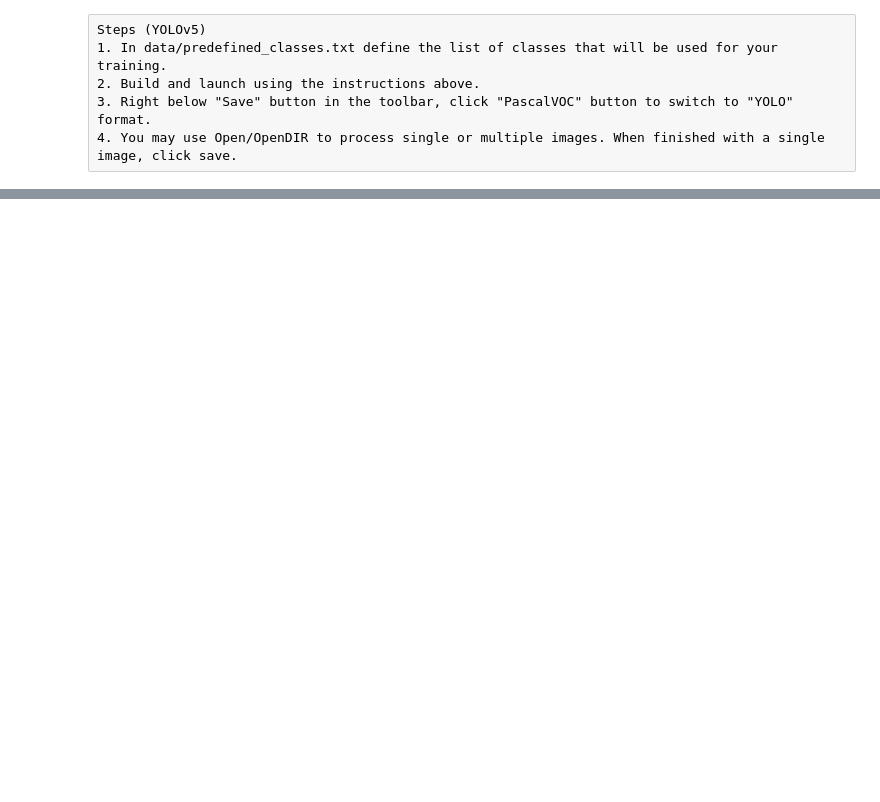
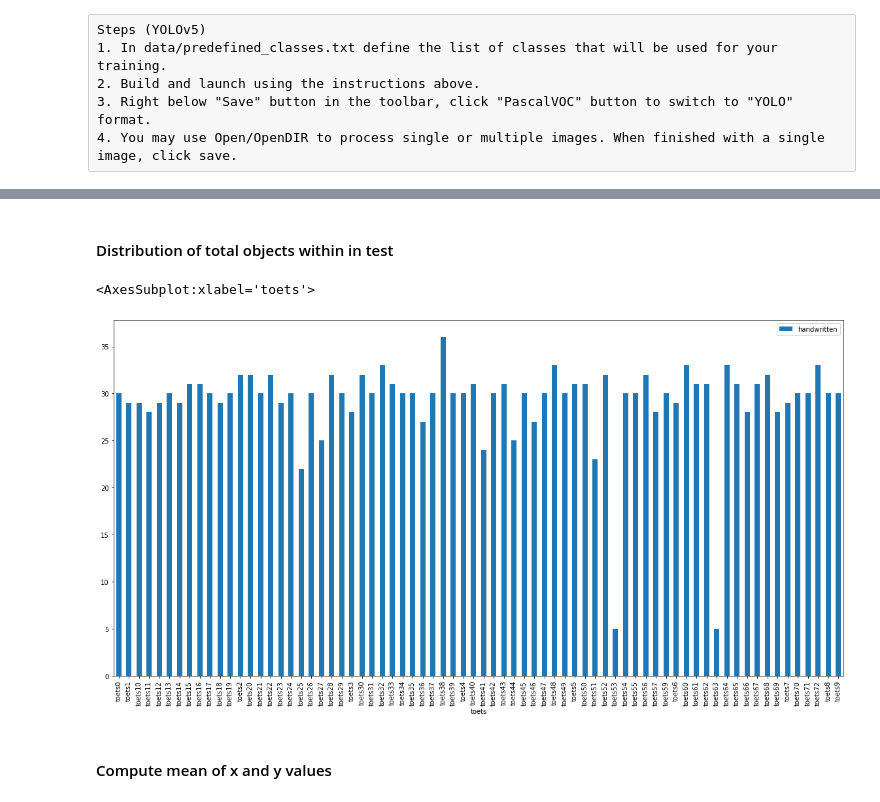
Before and after one commit to ADS-thesis-CITO/CITO-thesis, a Jupyter notebook: Classification Aico/preprocessing/yolov5/yolov5.ipynb, the cells around one changed output, grey strips where cells are left out. Cells and saved outputs as stored; diff of their text form; code cells hidden in the pictures; blank space fills up the shorter version.

```diff
--- a/Classification Aico/preprocessing/yolov5/yolov5.ipynb
+++ b/Classification Aico/preprocessing/yolov5/yolov5.ipynb
@@ -299,0 +125,2 @@ print(classification_report(y_pred,y_true))
+# %%
+df_info = pd.read_csv("bounding_boxes_dataframe.csv",sep=';')
@@ -299,0 +136,17 @@ print(classification_report(y_pred,y_true))
+# %%
+# Split column to get test and testnr
+
+split_column = df_info["image"].str.split("\\",expand=True)
+df_info['toets'] = split_column[6]
+df_info['toets_nr'] = split_column[8]
+# %% [markdown]
+#### Distribution of total objects within in test
+# %%
+
+%matplotlib inline
+df_info.groupby(['toets','name'])['class'].count().unstack().plot.bar(y='handwritten',figsize=(20,10))
+# %% [output]
+<AxesSubplot:xlabel='toets'>
+[figure, added]
+# %% [markdown]
+#### Compute mean of x and y values
```
Also changed, not shown: parts of 48 cells of this notebook.
